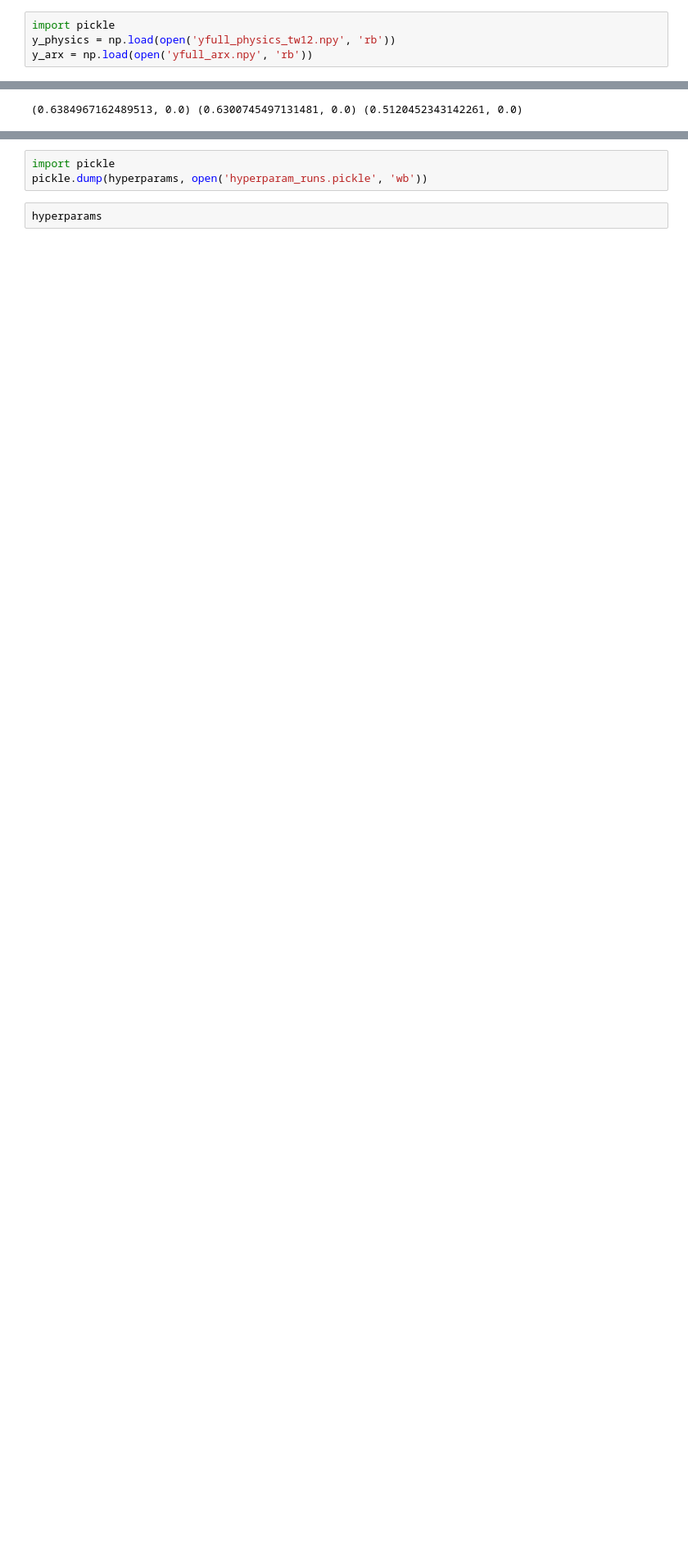
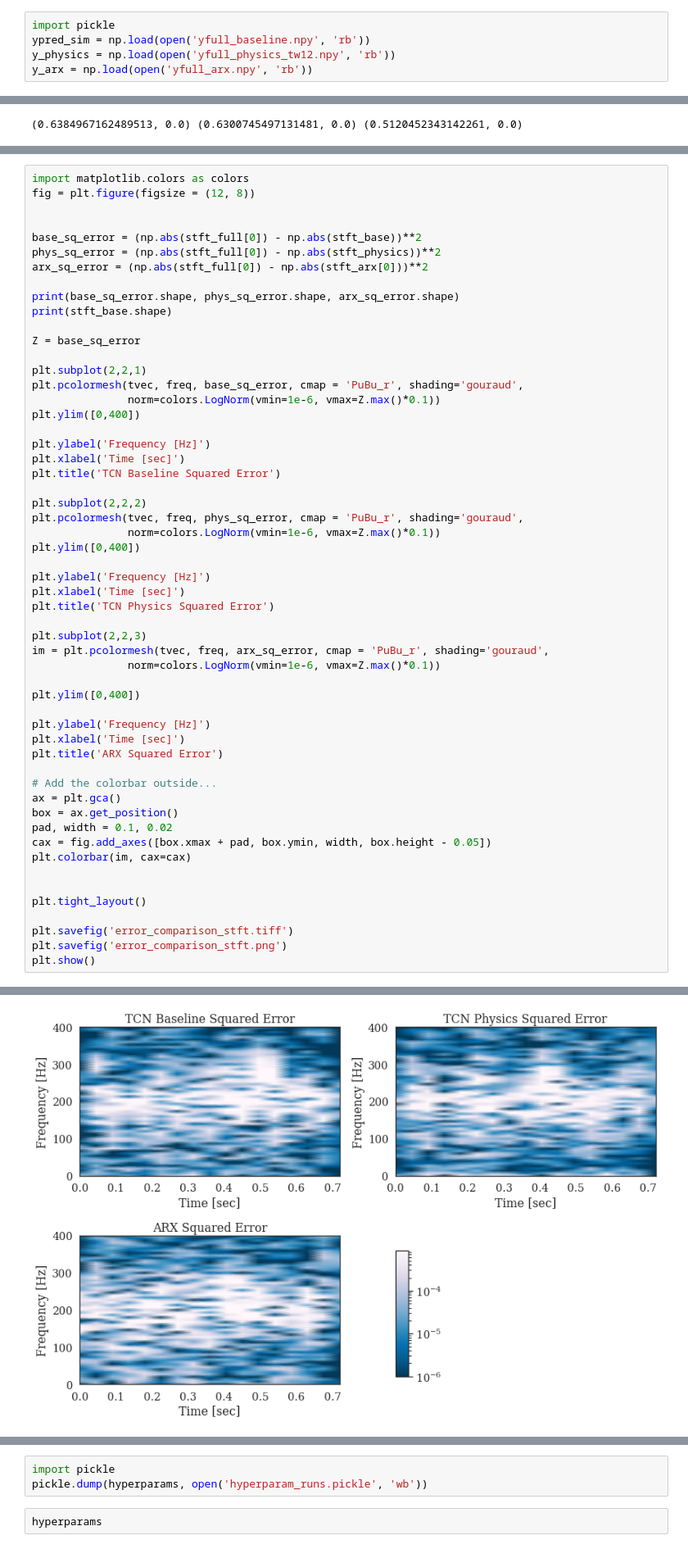
Before and after one commit to cleeag/ece271b, a Jupyter notebook: lstm/TCN_v01-FlatBeam-12tw.ipynb, the cells around one changed output, grey strips where cells are left out. Shown at 82% size. Cells and saved outputs as stored; diff of their text form; blank space fills up the shorter version.

```diff
--- a/lstm/TCN_v01-FlatBeam-12tw.ipynb
+++ b/lstm/TCN_v01-FlatBeam-12tw.ipynb
@@ -386,6 +386,7 @@ plt.show()
 np.save(open('yfull_baseline.npy', 'wb'), ypred_sim)
 # %%
 import pickle
+ypred_sim = np.load(open('yfull_baseline.npy', 'rb'))
 y_physics = np.load(open('yfull_physics_tw12.npy', 'rb'))
 y_arx = np.load(open('yfull_arx.npy', 'rb'))
 # %%
@@ -510,0 +511,56 @@ np.abs(stft_arx[0])
+# %%
+import matplotlib.colors as colors
+fig = plt.figure(figsize = (12, 8))
+
+
+base_sq_error = (np.abs(stft_full[0]) - np.abs(stft_base))**2
+phys_sq_error = (np.abs(stft_full[0]) - np.abs(stft_physics))**2
+arx_sq_error = (np.abs(stft_full[0]) - np.abs(stft_arx[0]))**2
+
+print(base_sq_error.shape, phys_sq_error.shape, arx_sq_error.shape)
+print(stft_base.shape)
+
+Z = base_sq_error
+
+plt.subplot(2,2,1)
+plt.pcolormesh(tvec, freq, base_sq_error, cmap = 'PuBu_r', shading='gouraud',
+               norm=colors.LogNorm(vmin=1e-6, vmax=Z.max()*0.1))
+plt.ylim([0,400])
+
+plt.ylabel('Frequency [Hz]')
+plt.xlabel('Time [sec]')
+plt.title('TCN Baseline Squared Error')
+
+plt.subplot(2,2,2)
+plt.pcolormesh(tvec, freq, phys_sq_error, cmap = 'PuBu_r', shading='gouraud',
+               norm=colors.LogNorm(vmin=1e-6, vmax=Z.max()*0.1))
+plt.ylim([0,400])
+
+plt.ylabel('Frequency [Hz]')
+plt.xlabel('Time [sec]')
+plt.title('TCN Physics Squared Error')
+
+plt.subplot(2,2,3)
+im = plt.pcolormesh(tvec, freq, arx_sq_error, cmap = 'PuBu_r', shading='gouraud',
+               norm=colors.LogNorm(vmin=1e-6, vmax=Z.max()*0.1))
+
+plt.ylim([0,400])
+
+plt.ylabel('Frequency [Hz]')
+plt.xlabel('Time [sec]')
+plt.title('ARX Squared Error')
+
+# Add the colorbar outside...
+ax = plt.gca()
+box = ax.get_position()
+pad, width = 0.1, 0.02
+cax = fig.add_axes([box.xmax + pad, box.ymin, width, box.height - 0.05])
+plt.colorbar(im, cax=cax)
+
+
+plt.tight_layout()
+
+plt.savefig('error_comparison_stft.tiff')
+plt.savefig('error_comparison_stft.png')
+plt.show()
+# %% [output]
@@ -510,0 +569 @@ np.abs(stft_arx[0])
+[figure, added]
```
Also changed, not shown: parts of 7 cells of this notebook, 5 other files.
